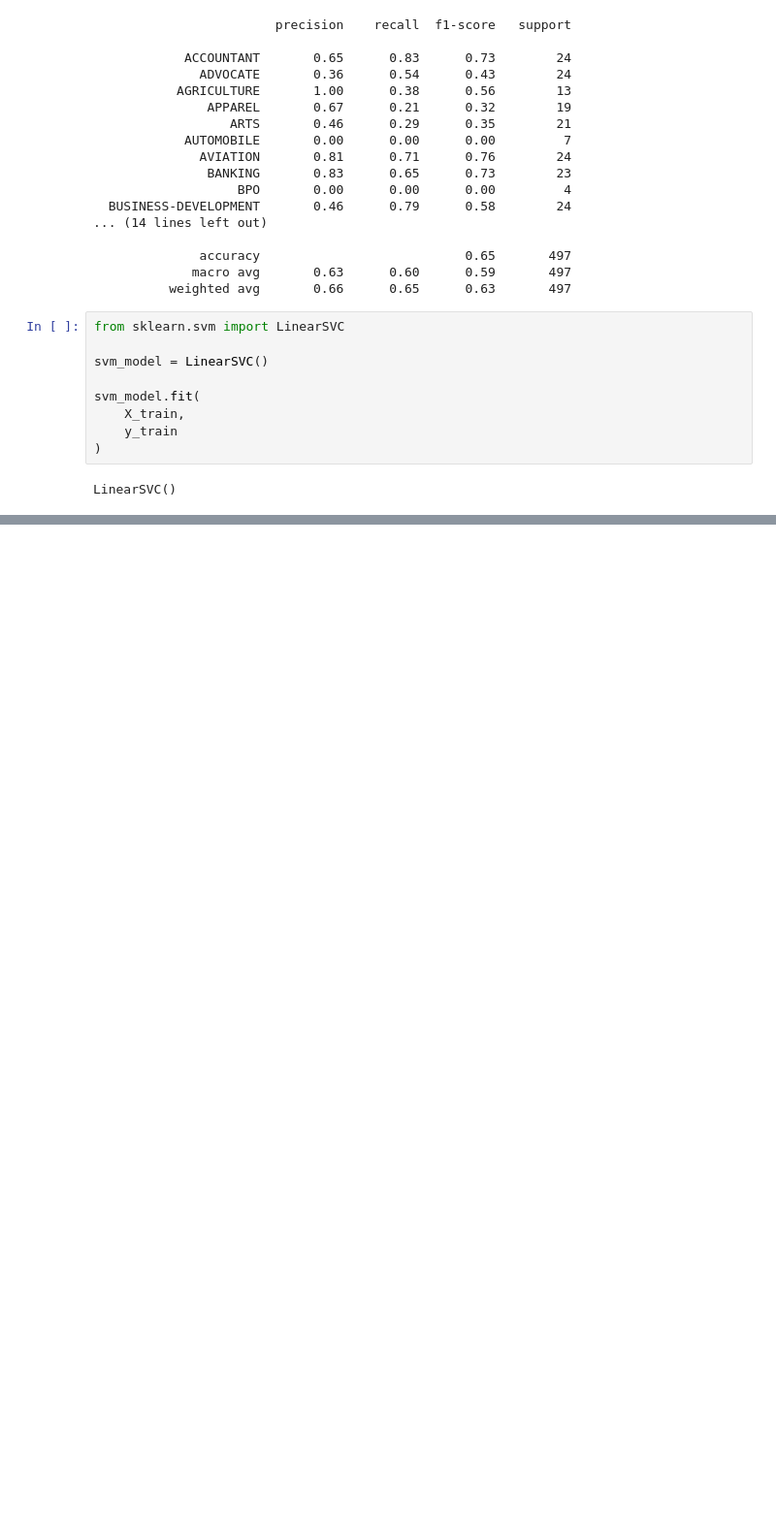
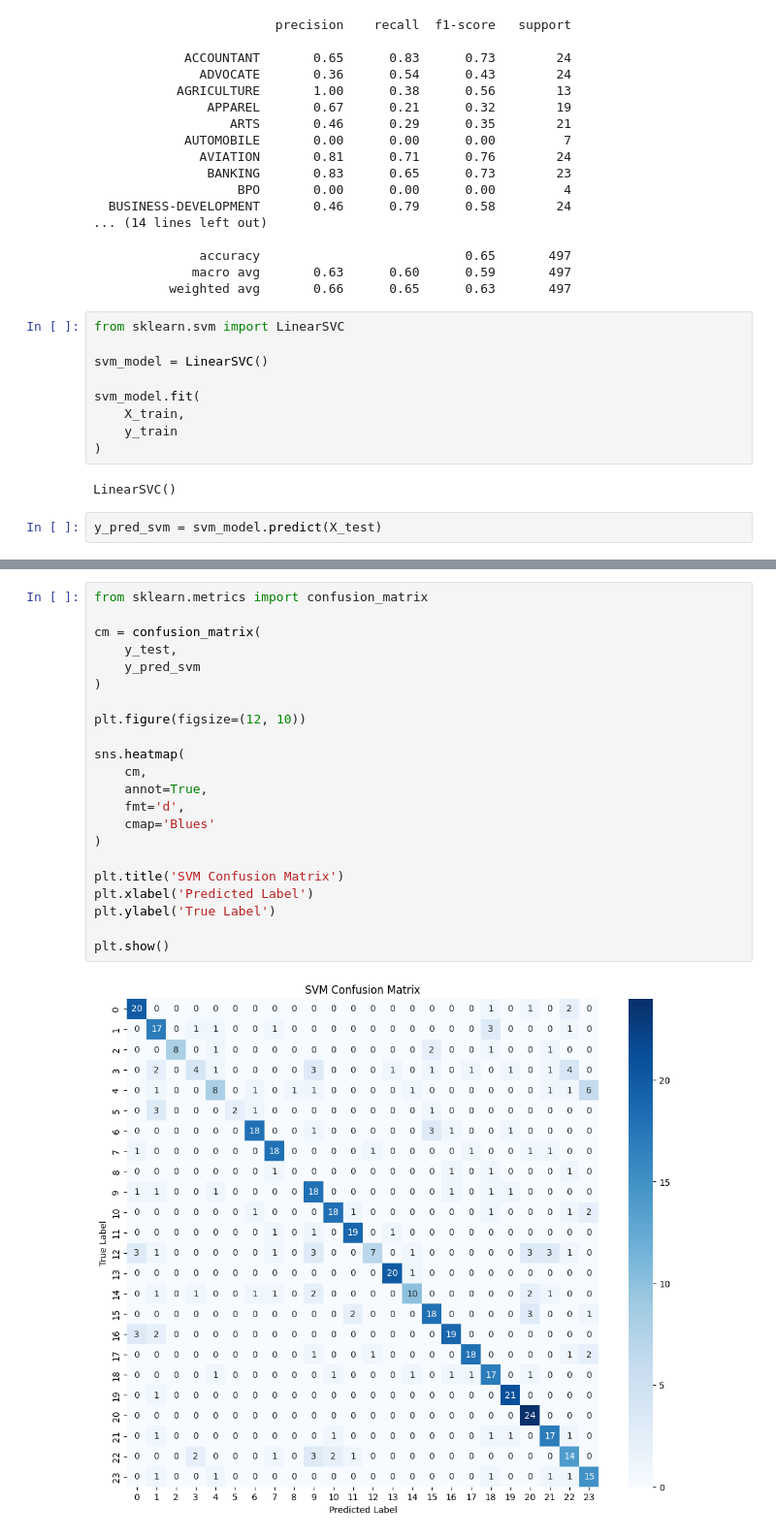
Before and after one commit to Savindi2002/CV-Analyzer-Job-Matching, a Jupyter notebook: CV_Analyzer.ipynb, the cells around one changed output, grey strips where cells are left out. Shown at 97% size. Cells and saved outputs as stored; diff of their text form; blank space fills up the shorter version.

Commit message:
CONFUSION MATRIX

```diff
--- a/CV_Analyzer.ipynb
+++ b/CV_Analyzer.ipynb
@@ -558,3 +558,5 @@ svm_model.fit(
 )
 # %% [output]
 LinearSVC()
+# %%
+y_pred_svm = svm_model.predict(X_test)
@@ -560,0 +600,24 @@ LinearSVC()
+# %%
+from sklearn.metrics import confusion_matrix
+
+cm = confusion_matrix(
+    y_test,
+    y_pred_svm
+)
+
+plt.figure(figsize=(12, 10))
+
+sns.heatmap(
+    cm,
+    annot=True,
+    fmt='d',
+    cmap='Blues'
+)
+
+plt.title('SVM Confusion Matrix')
+plt.xlabel('Predicted Label')
+plt.ylabel('True Label')
+
+plt.show()
+# %% [output]
+[figure, added]
```
Also changed, not shown: parts of 1 cell of this notebook.
